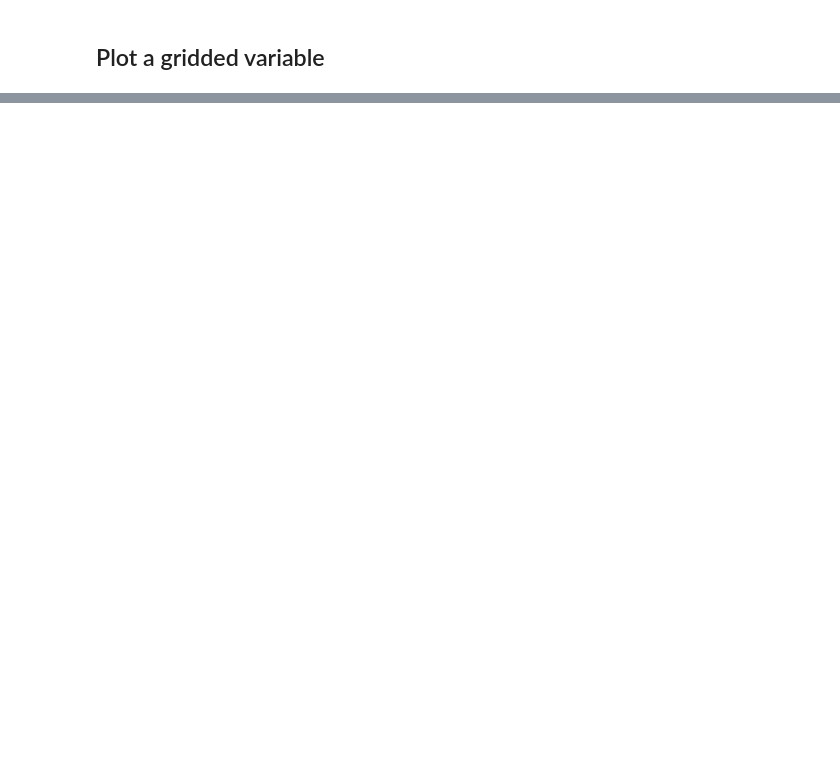
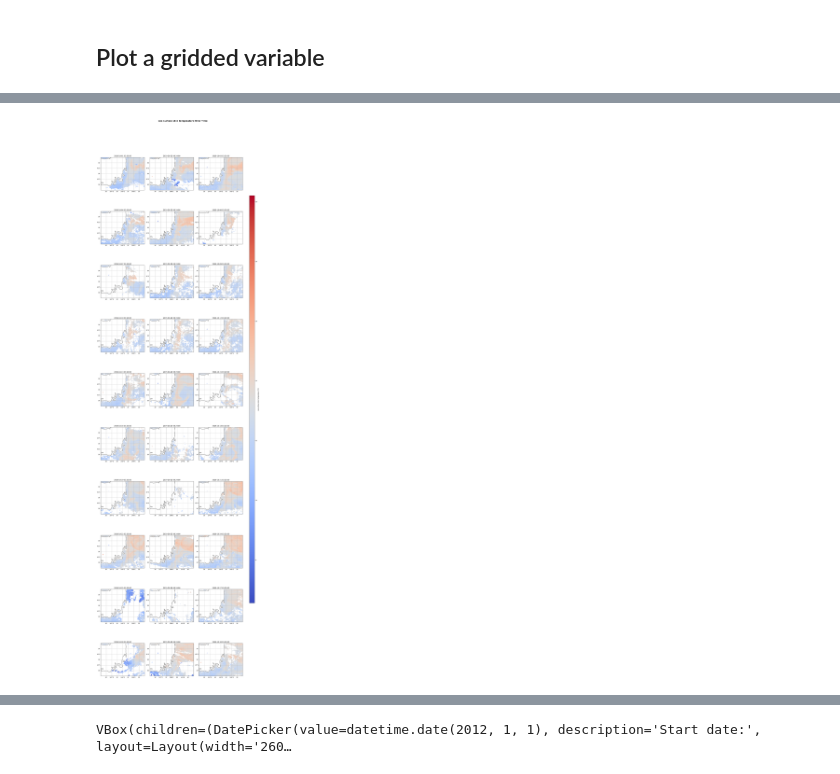
Before and after one commit to aodn/aodn_cloud_optimised, a Jupyter notebook: notebooks/satellite_ghrsst_l3s_1day_daytime_multi_sensor_australia.ipynb, the cells around one changed output, grey strips where cells are left out. Cells and saved outputs as stored; diff of their text form; code cells hidden in the pictures; blank space fills up the shorter version.

```diff
--- a/notebooks/satellite_ghrsst_l3s_1day_daytime_multi_sensor_australia.ipynb
+++ b/notebooks/satellite_ghrsst_l3s_1day_daytime_multi_sensor_australia.ipynb
@@ -77,12 +91,13 @@ time_series_df = aodn_dataset.get_timeseries_data(var_name='analysed_sst',
 ## Plot a gridded variable
 # %%
 %%time
-time_series_df = aodn_dataset.plot_gridded_variable(var_name='analysed_sst',
-                                                    date_start='2008-06-01',
-                                                    lon_name_override="longitude",
-                                                    lat_name_override="latitude",
-                                                    lon_slice=(120, 150),
-                                                    lat_slice=(-50, -30),
-                                                    n_days=6,
-                                                    coastline_resolution="110m",
+time_series_df = aodn_dataset.plot_gridded_variable(var_name='sea_surface_temperature',
+                                                    date_start='2019-10-01',
+                                                    lon_name_override="lon",
+                                                    lat_name_override="lat",
+                                                    lon_slice=(146, 150),
+                                                    lat_slice=(-44, -41),
+                                                    n_days=30,
+                                                    coastline_resolution="50m",
                                                     log_scale=False)
+# %% [output]
@@ -88,0 +105 @@ time_series_df = aodn_dataset.plot_gridded_variable(var_name='analysed_sst',
+[figure, added]
@@ -88,0 +108,10 @@ time_series_df = aodn_dataset.plot_gridded_variable(var_name='analysed_sst',
+# %%
+aodn_dataset.plot_gridded_variable_viewer_calendar(
+    var_name="sea_surface_temperature",
+    lon_slice=(145,149),
+    lat_slice=(-44,-41),
+    coastline_resolution="50m",
+    n_days=31,
+)
+# %% [output]
+VBox(children=(DatePicker(value=datetime.date(2012, 1, 1), description='Start date:', layout=Layout(width='260…
```
Also changed, not shown: parts of 8 cells of this notebook, 21 other files.
